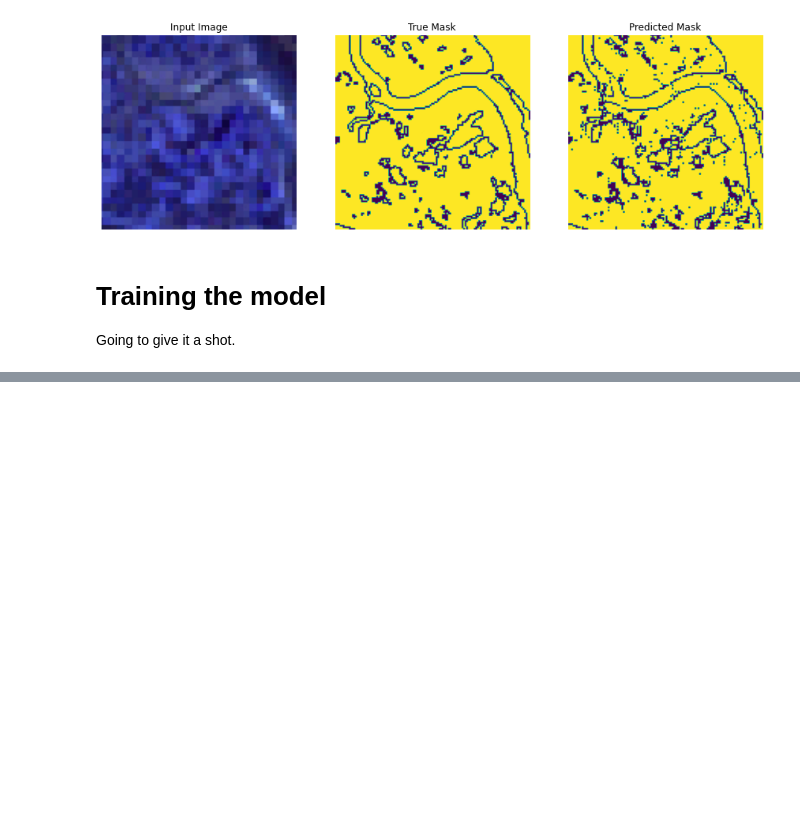
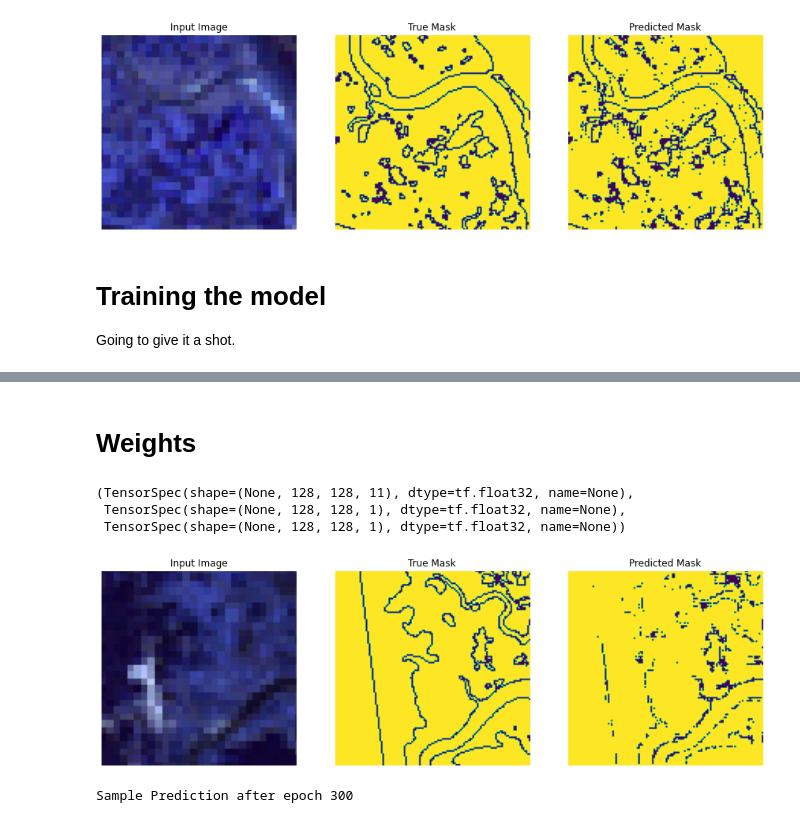
Before and after one commit to colefranks/MarshBoundaries, a Jupyter notebook: MarshBoundaries.ipynb, the cells around one changed output, grey strips where cells are left out. Saved outputs shown, nothing was run; the diff lists cells and outputs as text; code cells hidden in the pictures; blank space fills up the shorter version.

Commit message:
splits

```diff
--- a/MarshBoundaries.ipynb
+++ b/MarshBoundaries.ipynb
@@ -363,0 +413,2 @@ os.stat('model.h5').st_size
+# %% [markdown]
+# Weights
@@ -363,0 +427,35 @@ os.stat('model.h5').st_size
+# %%
+train_batches.map(add_sample_weights).element_spec
+# %% [output]
+(TensorSpec(shape=(None, 128, 128, 11), dtype=tf.float32, name=None),
+ TensorSpec(shape=(None, 128, 128, 1), dtype=tf.float32, name=None),
+ TensorSpec(shape=(None, 128, 128, 1), dtype=tf.float32, name=None))
+# %%
+weighted_model = unet_model(OUTPUT_CLASSES)
+weighted_model.compile(
+    optimizer='adam',
+    loss=tf.keras.losses.SparseCategoricalCrossentropy(from_logits=True),
+    metrics=['accuracy'])
+# %%
+class DisplayCallback_weighted(tf.keras.callbacks.Callback):
+  def on_epoch_end(self, epoch, logs=None):
+    clear_output(wait=True)
+    show_predictions_weighted()
+    print ('\nSample Prediction after epoch {}\n'.format(epoch+1))
+# %%
+EPOCHS = 300
+#VAL_SUBSPLITS = 5
+#VALIDATION_STEPS = info.splits['test'].num_examples//BATCH_SIZE//VAL_SUBSPLITS
+
+
+
+weighted_model_history = weighted_model.fit(train_batches, epochs=EPOCHS,
+                          steps_per_epoch=STEPS_PER_EPOCH,
+                          #validation_steps=VALIDATION_STEPS,
+                          #validation_data=test_batches,
+                          #class_weight = {0:1.0, 1:100.0},
+                          callbacks=[DisplayCallback_weighted()]
+                         )
+# %% [output]
+[figure, added]
+Sample Prediction after epoch 300
```
Also changed, not shown: parts of 16 cells of this notebook, 14 other files.
